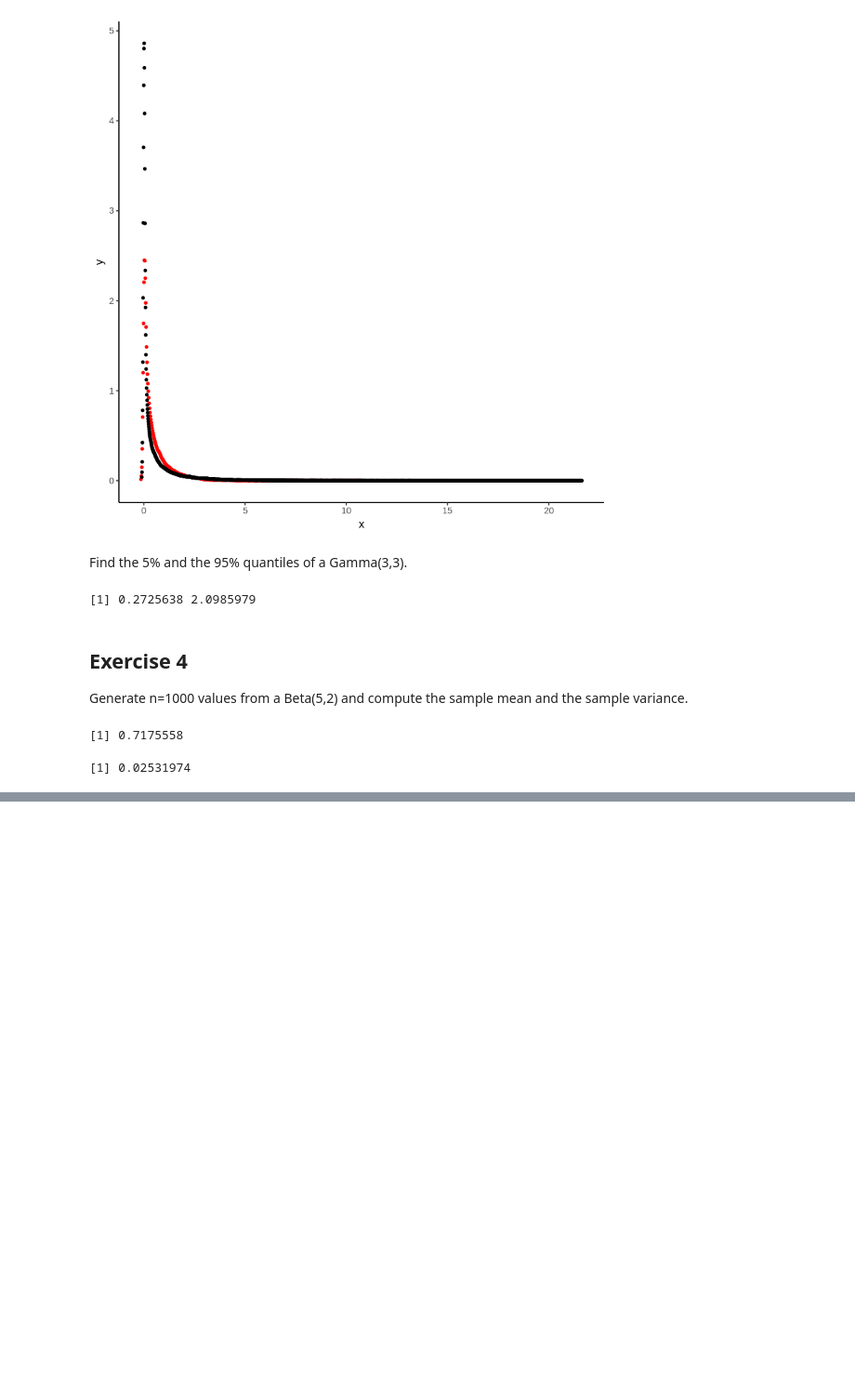
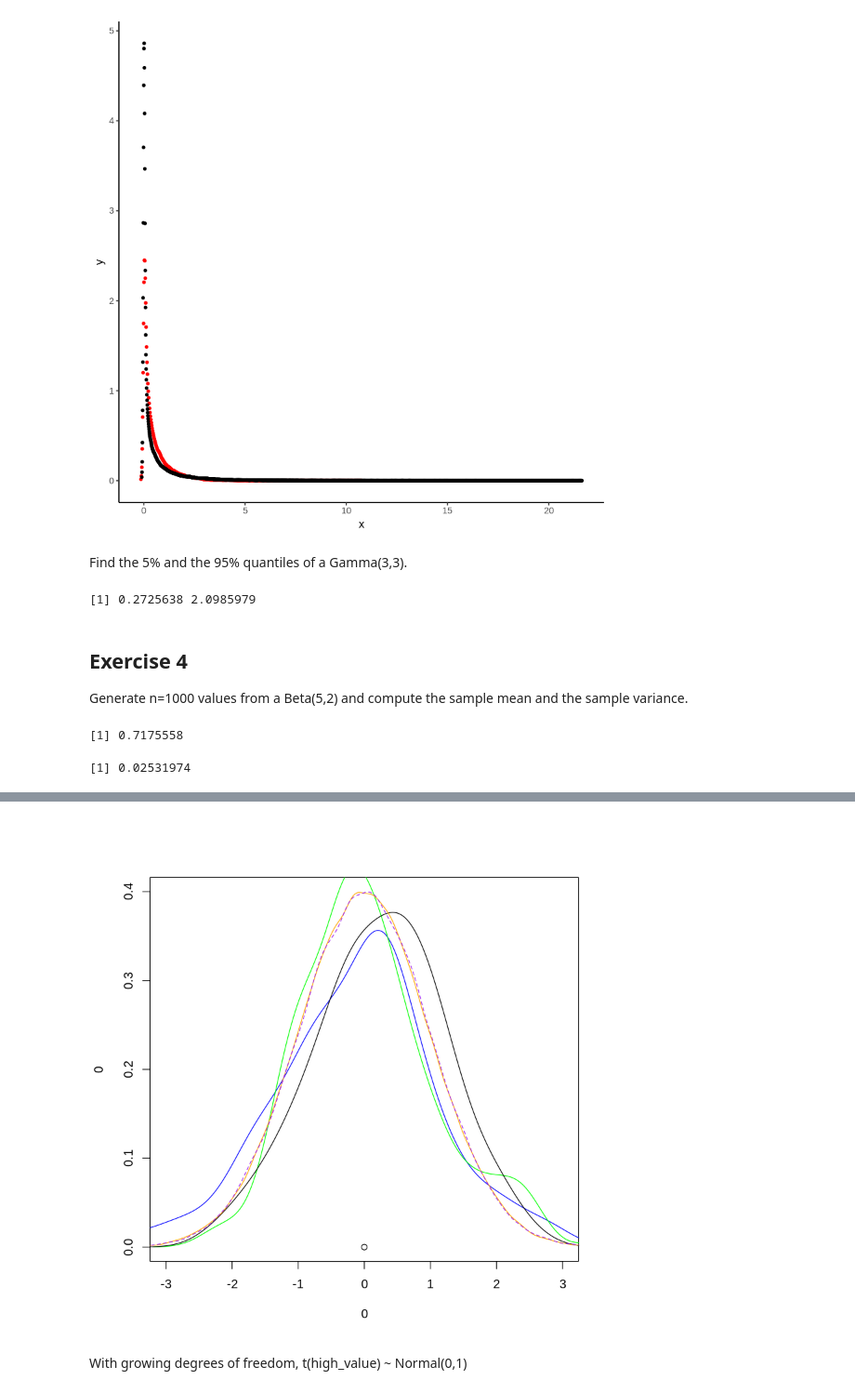
Before and after one commit to andrealorenzon/sm4ds, a Jupyter notebook: Assignment 1 - LAB.ipynb, the cells around one changed output, grey strips where cells are left out. Shown: that part at 93% size. Drawn from its saved outputs; the diff is of its cells as text; code cells hidden in the pictures; blank space fills up the shorter version.

```diff
--- a/Assignment 1 - LAB.ipynb
+++ b/Assignment 1 - LAB.ipynb
@@ -139,0 +202,24 @@ Warning message in dnbinom(x, 10000, 2):
+# %%
+n <- 100
+
+parameter = c(5,20,100)
+
+tdist5 <- rt(n = n, df = 5)
+tdist20 <- rt(n=n, df=20)
+tdist100 <- rt(n=n, df=100)
+tdist1000 <- rt(n=n, df=1000)
+# %%
+x <- seq(-4,4,1000)
+
+plot(0,0, xlim=c(-3,3), ylim=c(0,.4))
+lines (density(tdist5), col="blue")
+lines (density (tdist20), col = "green")
+lines (density (tdist100), col = "black")
+lines (density (tdist1000), col = "orange")
+
+lines (density (rnorm(n=n*1000, mean = 0, sd= 1)), col = "purple", lty=2)
+#lines (density(rcauchy(0,1)), col = "cyan", lty = 5)
+# %% [output]
+[figure, added]
+# %% [markdown]
+With growing degrees of freedom, t(high_value) ~ Normal(0,1)
```
Also changed, not shown: parts of 12 cells of this notebook.
